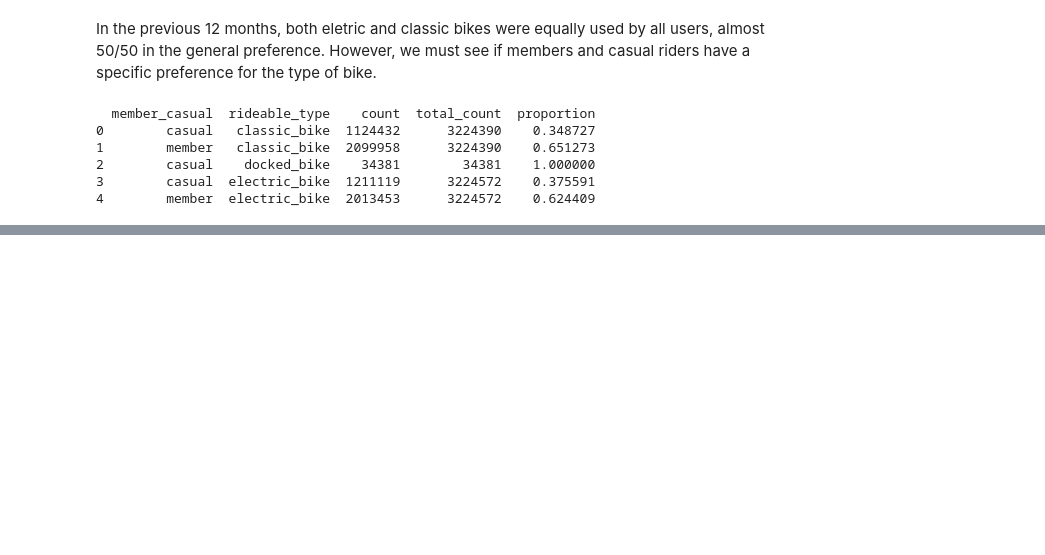
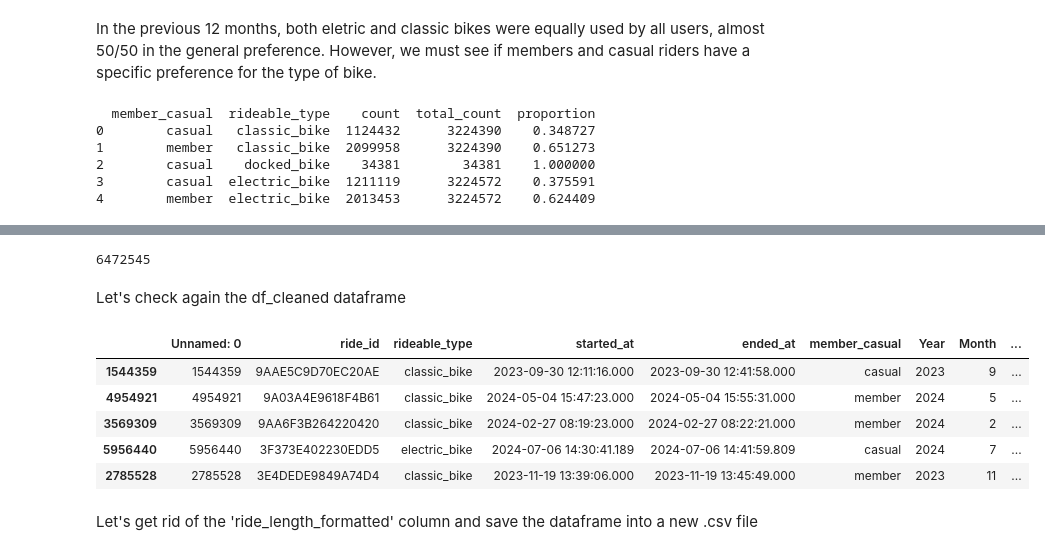
Before and after one commit to Miickka/capstone-google-certificate, a Jupyter notebook: Cyclistic_GoogleData.ipynb, the cells around one changed output, grey strips where cells are left out. Drawn from its saved outputs; the diff is of its cells as text; code cells hidden in the pictures; blank space fills up the shorter version.

```diff
--- a/Cyclistic_GoogleData.ipynb
+++ b/Cyclistic_GoogleData.ipynb
@@ -438,0 +513,9 @@ print(merged)
+# %%
+# Calculate ride_length in minutes
+dataClean['ride_length'] = (dataClean['ended_at'] - dataClean['started_at']).dt.total_seconds() / 60
+
+# Extract the hours and minutes
+dataClean['ride_length'] = dataClean['ride_length'].apply(lambda x: f"{int(x // 60)}h {int(x % 60)}m")
+
+# Display the DataFrame with the new column
+dataClean.sample(5)
@@ -438,0 +573,7 @@ print(merged)
+# %%
+# Calculate ride_length in minutes again for outlier detection
+dataClean['ride_length_minutes'] = (dataClean['ended_at'] - dataClean['started_at']).dt.total_seconds() / 60
+
+# Remove negative durations
+df_cleaned = dataClean[dataClean['ride_length_minutes'] >= 0]
+len(df_cleaned) #the new length should be 6.482.909
@@ -438,0 +655,4 @@ print(merged)
+# %%
+# Remove ride lengths with more thatn 24 hours
+df_cleaned = df_cleaned[df_cleaned['ride_length_minutes'] < 24 * 60]
+len(df_cleaned) #the new length should be 6.473.844
@@ -438,0 +687,19 @@ print(merged)
+# %%
+# Remove ride lengths equals to 0
+df_cleaned = df_cleaned[df_cleaned['ride_length_minutes'] != 0]
+len(df_cleaned) #the new length should be 6.472.545
+# %% [output]
+6472545
+# %% [markdown]
+Let's check again the df_cleaned dataframe
+# %%
+df_cleaned.sample(5)
+# %% [output]
+|  | Unnamed: 0 | ride_id | rideable_type | started_at | ended_at | member_casual | Year | Month | ... |
+| 1544359 | 1544359 | 9AAE5C9D70EC20AE | classic_bike | 2023-09-30 12:11:16.000 | 2023-09-30 12:41:58.000 | casual | 2023 | 9 | ... |
+| 4954921 | 4954921 | 9A03A4E9618F4B61 | classic_bike | 2024-05-04 15:47:23.000 | 2024-05-04 15:55:31.000 | member | 2024 | 5 | ... |
+| 3569309 | 3569309 | 9AA6F3B264220420 | classic_bike | 2024-02-27 08:19:23.000 | 2024-02-27 08:22:21.000 | member | 2024 | 2 | ... |
+| 5956440 | 5956440 | 3F373E402230EDD5 | electric_bike | 2024-07-06 14:30:41.189 | 2024-07-06 14:41:59.809 | casual | 2024 | 7 | ... |
+| 2785528 | 2785528 | 3E4DEDE9849A74D4 | classic_bike | 2023-11-19 13:39:06.000 | 2023-11-19 13:45:49.000 | member | 2023 | 11 | ... |
+# %% [markdown]
+Let's get rid of the 'ride_length_formatted' column and save the dataframe into a new .csv file
```
Also changed, not shown: parts of 35 cells of this notebook.
